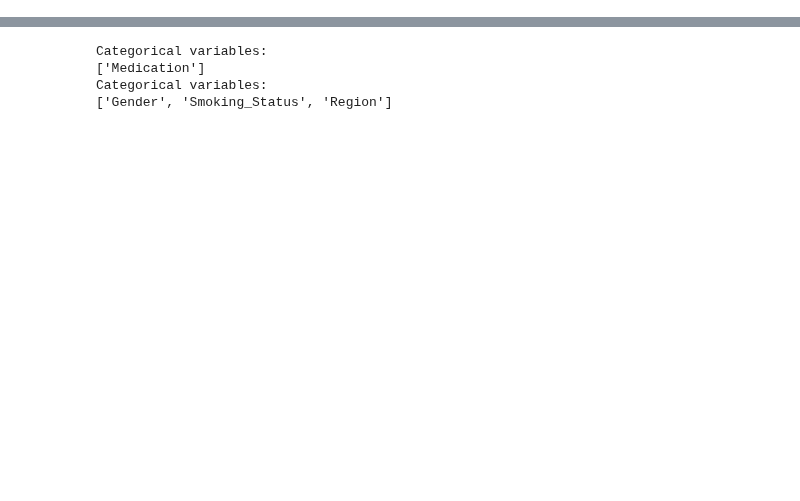
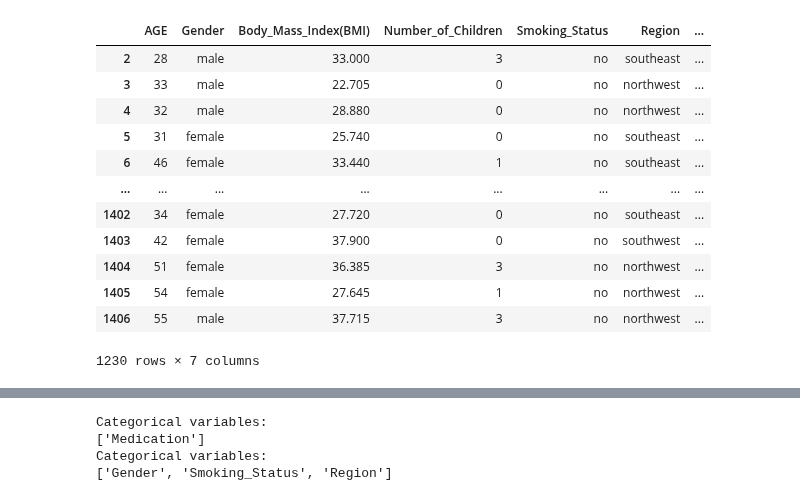
Before and after one commit to box1t/poor_monk, a Jupyter notebook: 7th_term/about_ai_course/ml/2_lab.ipynb, the cells around one changed output, grey strips where cells are left out. Cells and saved outputs as stored; diff of their text form; code cells hidden in the pictures; blank space fills up the shorter version.

```diff
--- a/7th_term/about_ai_course/ml/2_lab.ipynb
+++ b/7th_term/about_ai_course/ml/2_lab.ipynb
@@ -141,0 +105,18 @@ memory usage: 52.8+ KB
+# %%
+# продолжение исследования датасета классификации
+# выбор все строки, в которых значение столбца age больше 30
+display(df_clf_pd[df_clf_pd.AGE > 20])
+# %% [output]
+|  | AGE | Gender | Body_Mass_Index(BMI) | Number_of_Children | Smoking_Status | Region | ... |
+| 2 | 28 | male | 33.000 | 3 | no | southeast | ... |
+| 3 | 33 | male | 22.705 | 0 | no | northwest | ... |
+| 4 | 32 | male | 28.880 | 0 | no | northwest | ... |
+| 5 | 31 | female | 25.740 | 0 | no | southeast | ... |
+| 6 | 46 | female | 33.440 | 1 | no | southeast | ... |
+| ... | ... | ... | ... | ... | ... | ... | ... |
+| 1402 | 34 | female | 27.720 | 0 | no | southeast | ... |
+| 1403 | 42 | female | 37.900 | 0 | no | southwest | ... |
+| 1404 | 51 | female | 36.385 | 3 | no | northwest | ... |
+| 1405 | 54 | female | 27.645 | 1 | no | northwest | ... |
+| 1406 | 55 | male | 37.715 | 3 | no | northwest | ... |
+1230 rows × 7 columns
```
Also changed, not shown: parts of 29 cells of this notebook, 4 other files.
